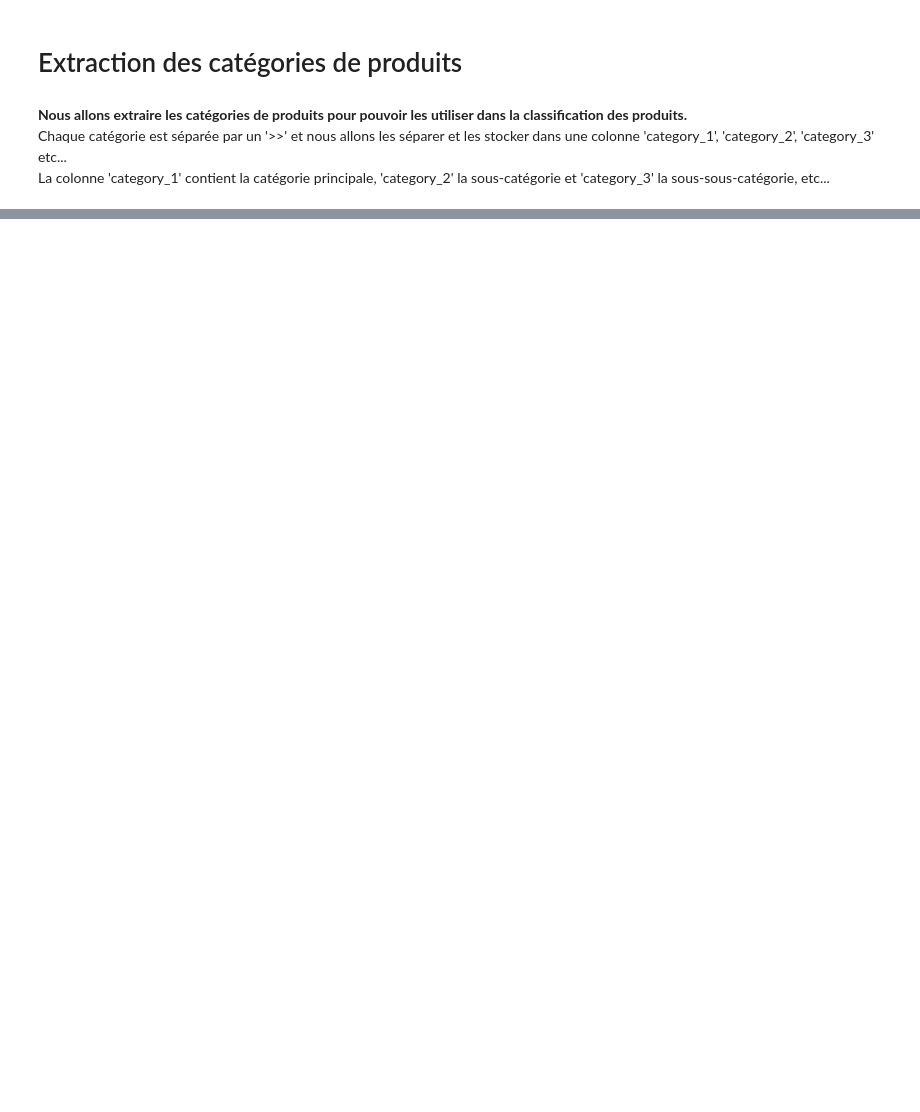
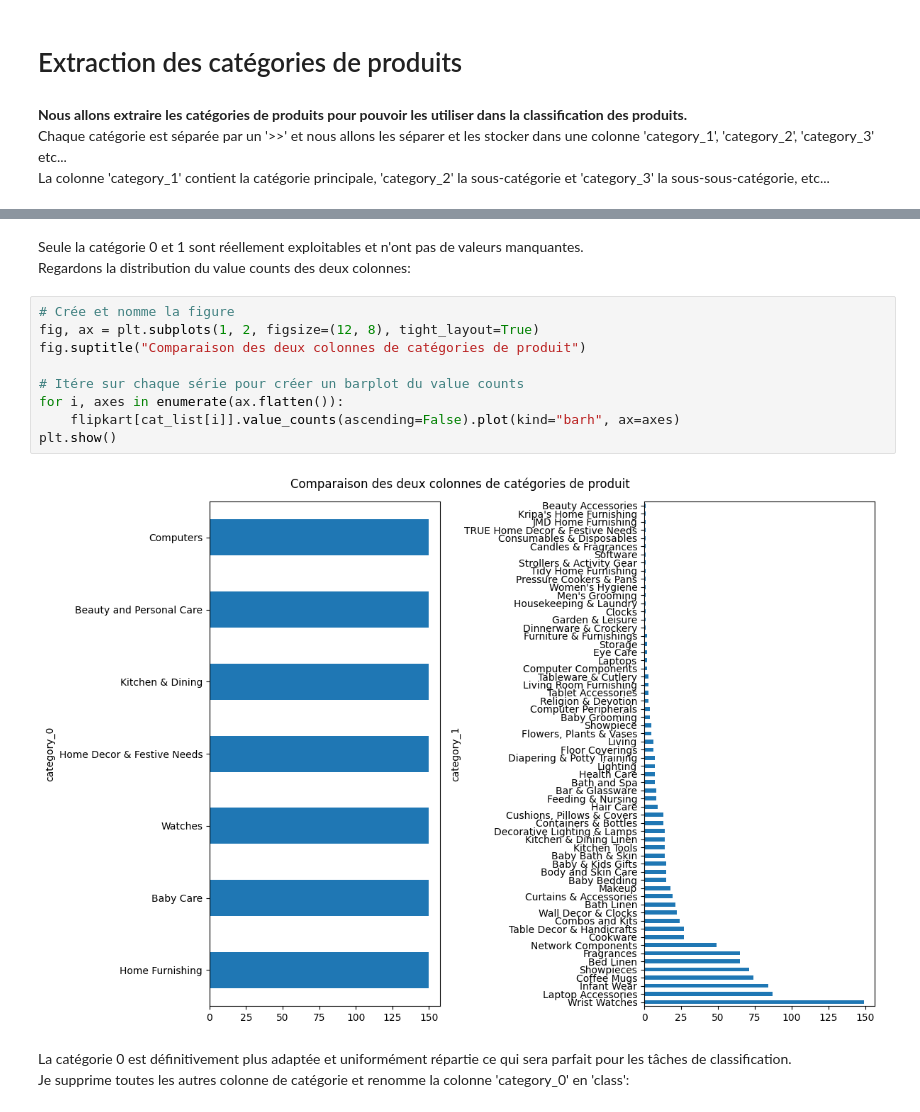
Before and after one commit to Hedredo/oc_projet_6, a Jupyter notebook: preprocessing.ipynb, the cells around one changed output, grey strips where cells are left out. Drawn from its saved outputs; the diff is of its cells as text; blank space fills up the shorter version.

```diff
--- a/preprocessing.ipynb
+++ b/preprocessing.ipynb
@@ -474,0 +196,17 @@ flipkart_filtered[
+# %% [markdown]
+Seule la catégorie 0 et 1 sont réellement exploitables et n'ont pas de valeurs manquantes.<br>
+Regardons la distribution du value counts des deux colonnes:
+# %%
+# Crée et nomme la figure
+fig, ax = plt.subplots(1, 2, figsize=(12, 8), tight_layout=True)
+fig.suptitle("Comparaison des deux colonnes de catégories de produit")
+
+# Itére sur chaque série pour créer un barplot du value counts
+for i, axes in enumerate(ax.flatten()):
+    flipkart[cat_list[i]].value_counts(ascending=False).plot(kind="barh", ax=axes)
+plt.show()
+# %% [output]
+[figure, added]
+# %% [markdown]
+La catégorie 0 est définitivement plus adaptée et uniformément répartie ce qui sera parfait pour les tâches de classification.<br>
+Je supprime toutes les autres colonne de catégorie et renomme la colonne 'category_0' en 'class':
```
Also changed, not shown: parts of 73 cells of this notebook, 5 other files.
